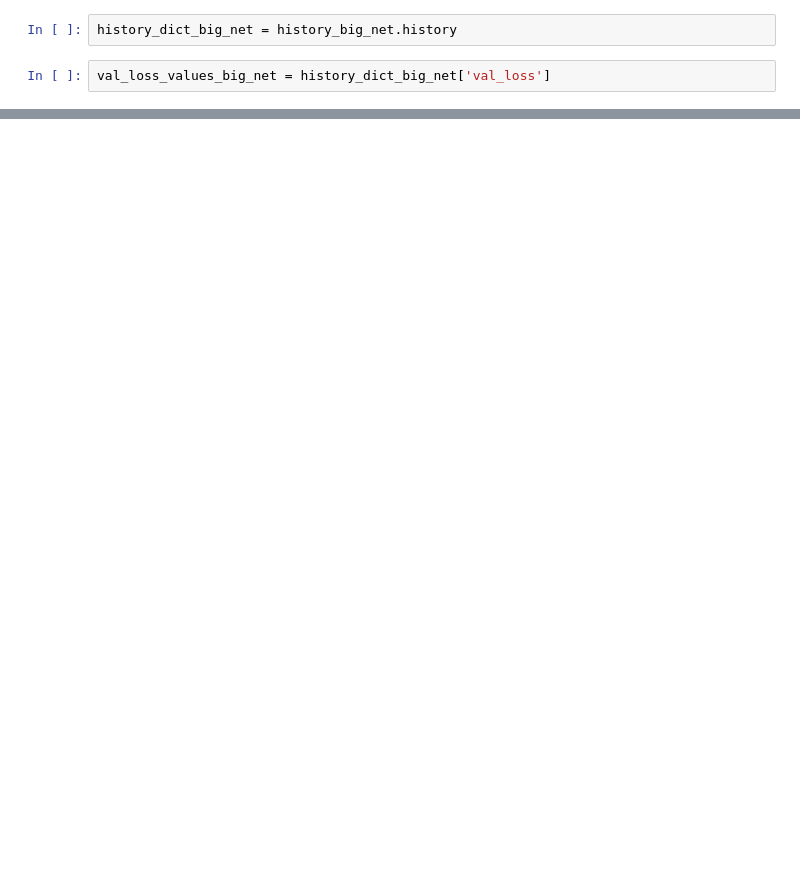
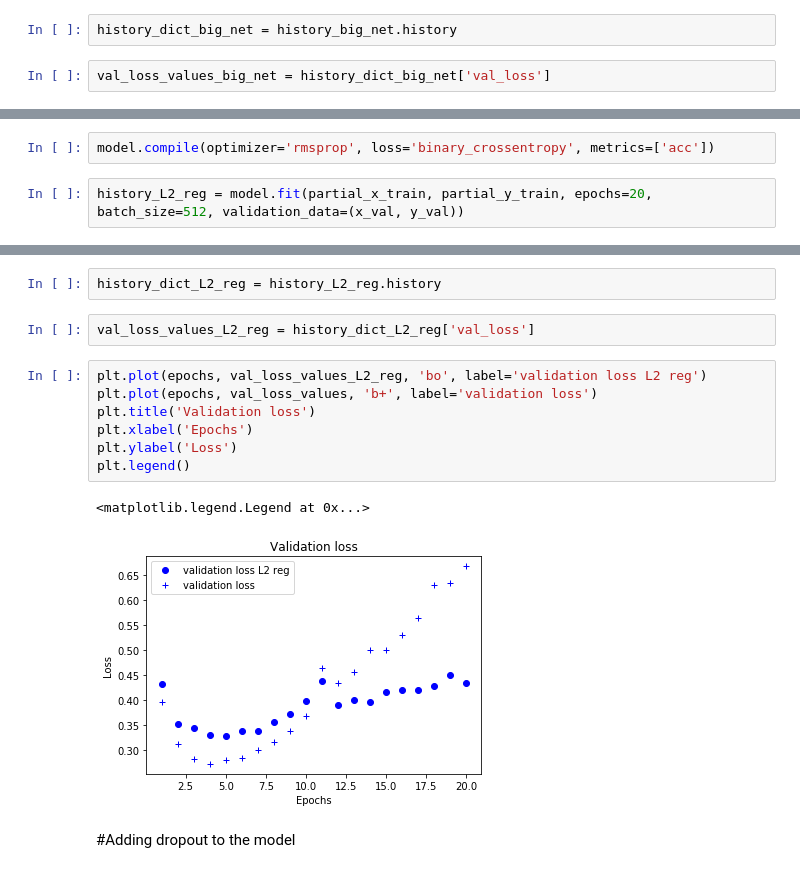
Before and after one commit to leonardoub/cmepda, a Jupyter notebook: imdb_exercise.ipynb, the cells around one changed output, grey strips where cells are left out. Drawn from its saved outputs; the diff is of its cells as text; blank space fills up the shorter version.

```diff
--- a/imdb_exercise.ipynb
+++ b/imdb_exercise.ipynb
@@ -399,0 +411,4 @@ plt.legend()
+# %%
+model.compile(optimizer='rmsprop', loss='binary_crossentropy', metrics=['acc'])
+# %%
+history_L2_reg = model.fit(partial_x_train, partial_y_train, epochs=20, batch_size=512, validation_data=(x_val, y_val))
@@ -399,0 +433,16 @@ plt.legend()
+# %%
+history_dict_L2_reg = history_L2_reg.history
+# %%
+val_loss_values_L2_reg = history_dict_L2_reg['val_loss']
+# %%
+plt.plot(epochs, val_loss_values_L2_reg, 'bo', label='validation loss L2 reg')
+plt.plot(epochs, val_loss_values, 'b+', label='validation loss')
+plt.title('Validation loss')
+plt.xlabel('Epochs')
+plt.ylabel('Loss')
+plt.legend()
+# %% [output]
+<matplotlib.legend.Legend at 0x...>
+[figure, added]
+# %% [markdown]
+#Adding dropout to the model
```
Also changed, not shown: parts of 24 cells of this notebook.
